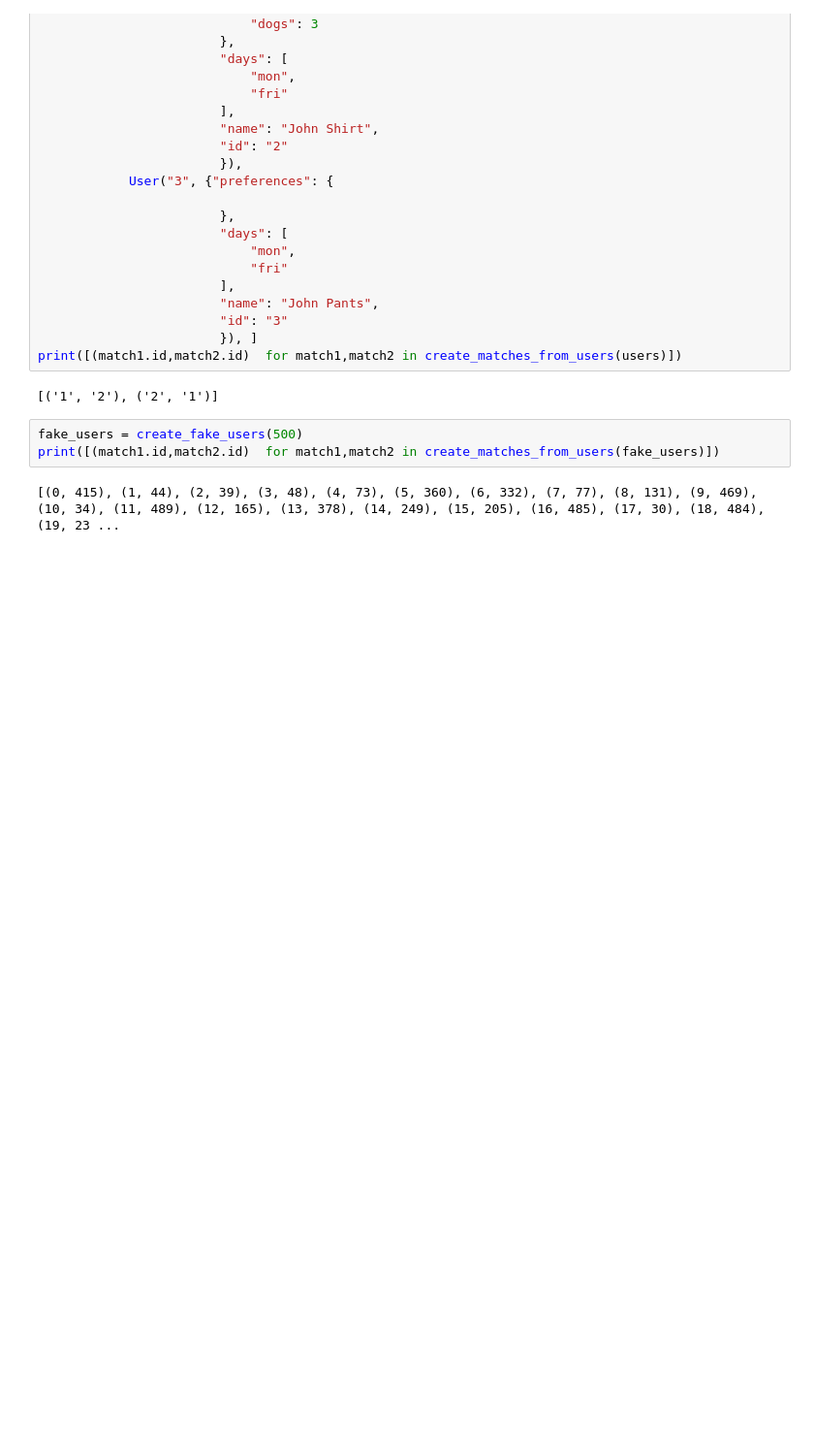
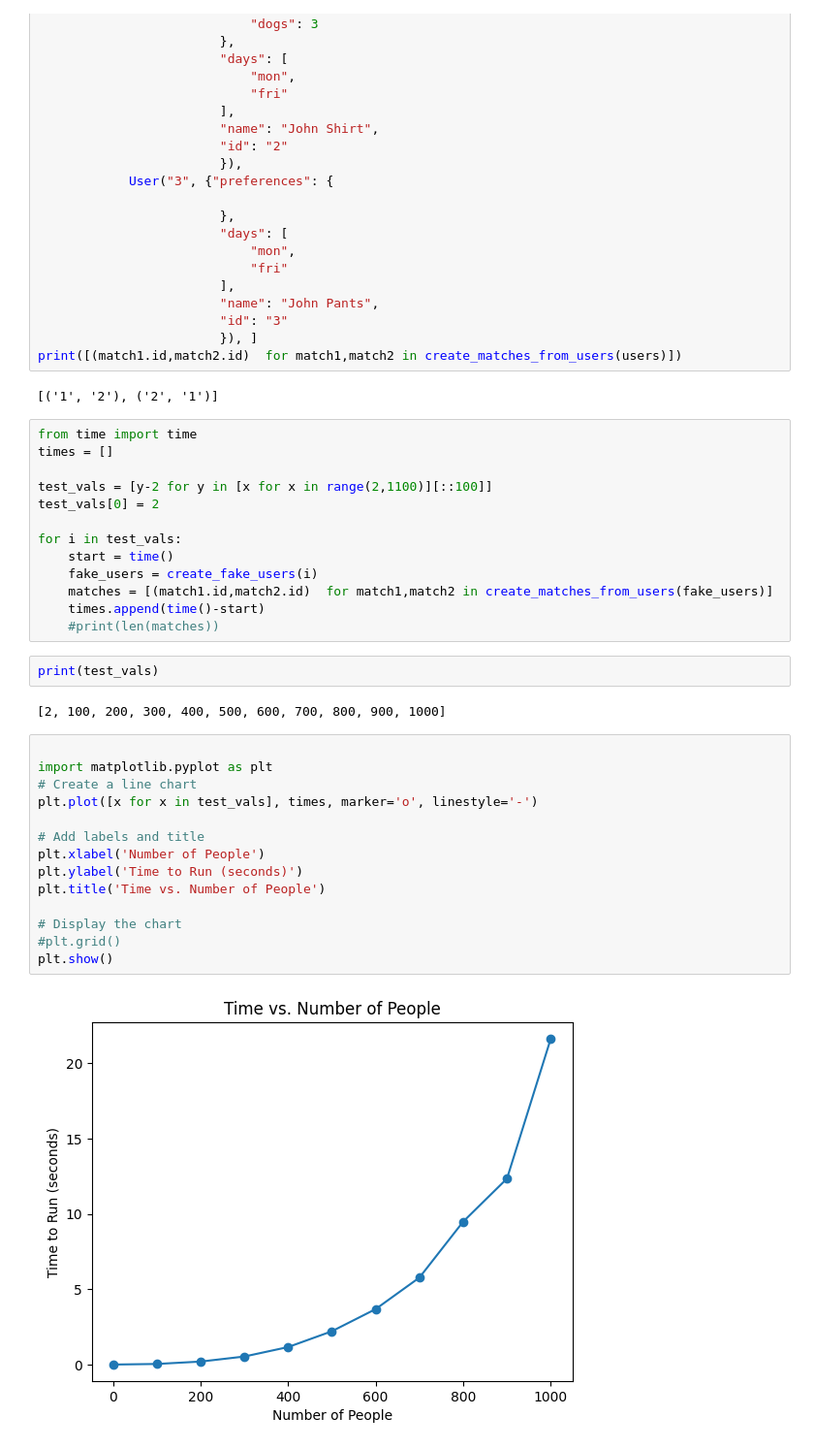
Before and after one commit to noverney/randoms, a Jupyter notebook: notebooks/playground.ipynb, the cells around one changed output. Shown at 97% size. Drawn from its saved outputs; the diff is of its cells as text; blank space fills up the shorter version.

```diff
--- a/notebooks/playground.ipynb
+++ b/notebooks/playground.ipynb
@@ -107,8 +107,36 @@ users = [User("1", {"preferences": {
 print([(match1.id,match2.id)  for match1,match2 in create_matches_from_users(users)])
 # %% [output]
 [('1', '2'), ('2', '1')]
-# %%
-fake_users = create_fake_users(500)
-print([(match1.id,match2.id)  for match1,match2 in create_matches_from_users(fake_users)])
-# %% [output]
-[(0, 415), (1, 44), (2, 39), (3, 48), (4, 73), (5, 360), (6, 332), (7, 77), (8, 131), (9, 469), (10, 34), (11, 489), (12, 165), (13, 378), (14, 249), (15, 205), (16, 485), (17, 30), (18, 484), (19, 23 ...
+# %%
+from time import time
+times = []
+
+test_vals = [y-2 for y in [x for x in range(2,1100)][::100]]
+test_vals[0] = 2
+
+for i in test_vals:
+    start = time()
+    fake_users = create_fake_users(i)
+    matches = [(match1.id,match2.id)  for match1,match2 in create_matches_from_users(fake_users)]
+    times.append(time()-start)
+    #print(len(matches))
+# %%
+print(test_vals)
+# %% [output]
+[2, 100, 200, 300, 400, 500, 600, 700, 800, 900, 1000]
+# %%
+
+import matplotlib.pyplot as plt
+# Create a line chart
+plt.plot([x for x in test_vals], times, marker='o', linestyle='-')
+
+# Add labels and title
+plt.xlabel('Number of People')
+plt.ylabel('Time to Run (seconds)')
+plt.title('Time vs. Number of People')
+
+# Display the chart
+#plt.grid()
+plt.show()
+# %% [output]
+[figure, added]
```
Also changed, not shown: parts of 3 cells of this notebook, 44 other files.
